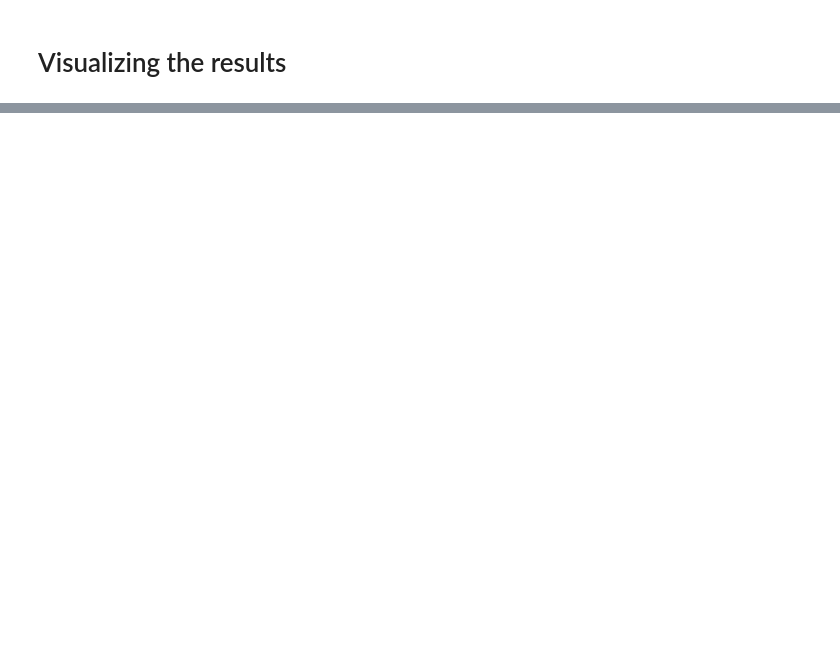
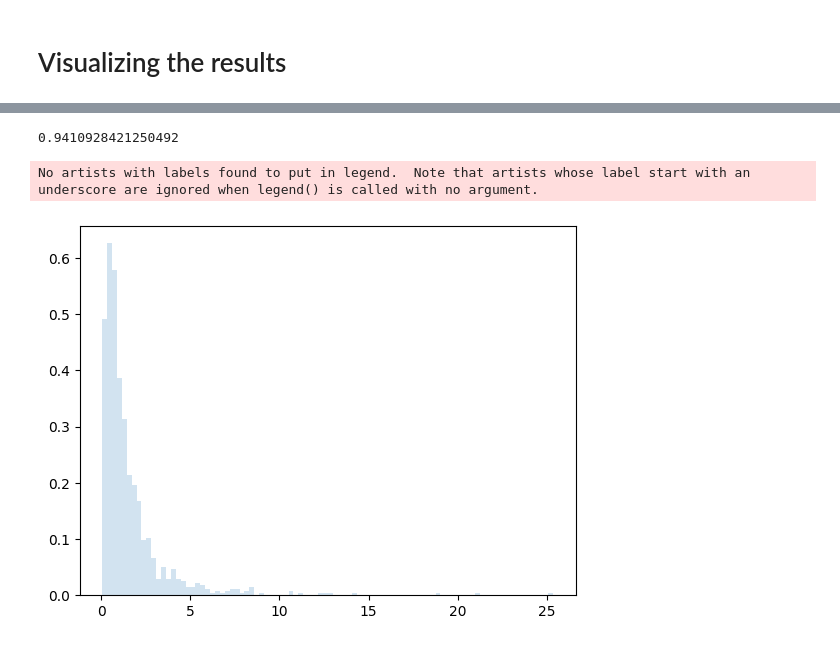
Before and after one commit to thorwhalen/plunk, a Jupyter notebook: plunk/sb/slabsiter_experiments/dags_version/notebook_dpp_stamping_dags.ipynb, the cells around one changed output, grey strips where cells are left out. Drawn from its saved outputs; the diff is of its cells as text; code cells hidden in the pictures; blank space fills up the shorter version.

```diff
--- a/plunk/sb/slabsiter_experiments/dags_version/notebook_dpp_stamping_dags.ipynb
+++ b/plunk/sb/slabsiter_experiments/dags_version/notebook_dpp_stamping_dags.ipynb
@@ -496,0 +682,9 @@ plot_rising_edges(wf_segment, debug_ts)
+# %%
+from sklearn.preprocessing import StandardScaler
+#data = [[0, 0], [0, 0], [1, 1], [1, 1]]
+scaler = StandardScaler()
+#scaler.fit(r[:100].reshape(-1,1))
+r = np.log(r).reshape(-1,1)
+arr = [r[:200],r[200:500],r[500:1000]]
+for item in arr:
+    scaler.partial_fit(item)
@@ -496,0 +713,14 @@ plot_rising_edges(wf_segment, debug_ts)
+# %%
+LogNormal().fit(r).sigma**2
+# %% [output]
+0.9410928421250492
+# %%
+import matplotlib.pyplot as plt
+fig, ax = plt.subplots(1, 1)
+ax.hist(r, density=True, bins='auto', histtype='stepfilled', alpha=0.2)
+#ax.set_xlim([x[0], x[-1]])
+ax.legend(loc='best', frameon=False)
+plt.show()
+# %% [output]
+No artists with labels found to put in legend.  Note that artists whose label start with an underscore are ignored when legend() is called with no argument.
+[figure, added]
```
Also changed, not shown: parts of 42 cells of this notebook.
